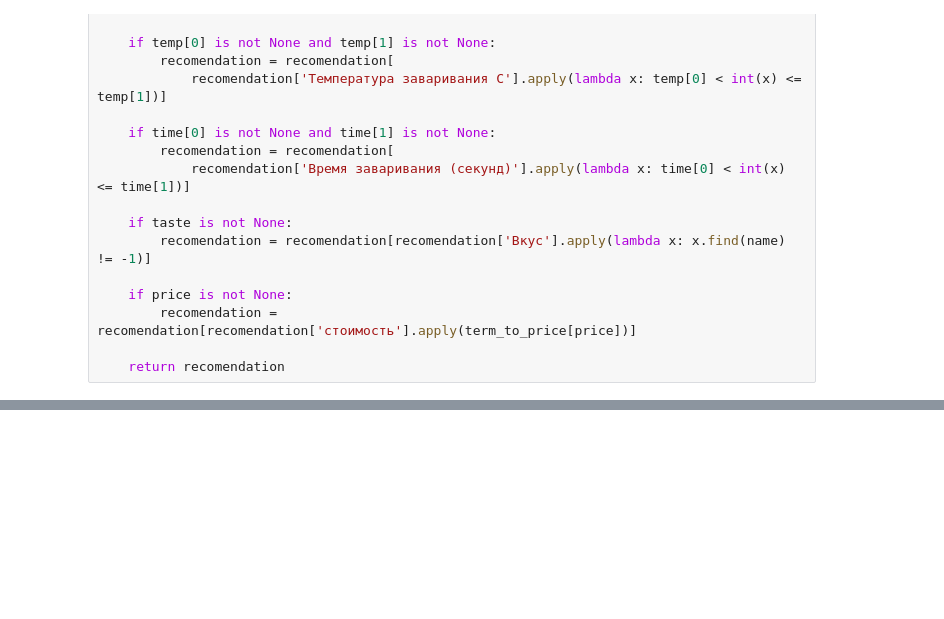
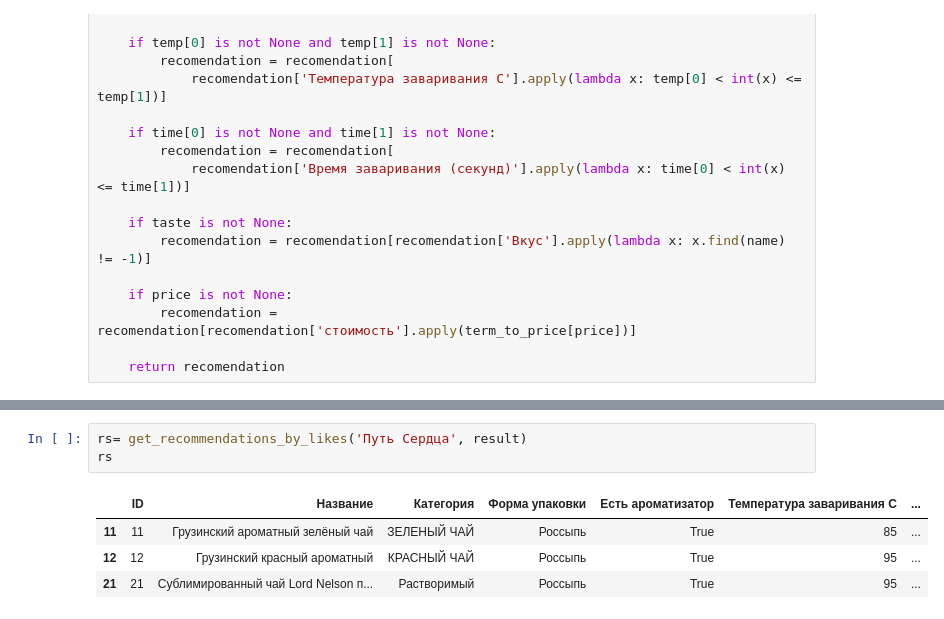
Before and after one commit to DeltaHeavyVIP/SII, a Jupyter notebook: recomended.ipynb, the cells around one changed output, grey strips where cells are left out. Cells and saved outputs as stored; diff of their text form; blank space fills up the shorter version.

```diff
--- a/recomended.ipynb
+++ b/recomended.ipynb
@@ -306,0 +343,8 @@ result
+# %%
+rs= get_recommendations_by_likes('Путь Сердца', result)
+rs
+# %% [output]
+|  | ID | Название | Категория | Форма упаковки | Есть ароматизатор | Температура заваривания C | ... |
+| 11 | 11 | Грузинский ароматный зелёный чай | ЗЕЛЕНЫЙ ЧАЙ | Россыпь | True | 85 | ... |
+| 12 | 12 | Грузинский красный ароматный | КРАСНЫЙ ЧАЙ | Россыпь | True | 95 | ... |
+| 21 | 21 | Сублимированный чай Lord Nelson п... | Растворимый | Россыпь | True | 95 | ... |
```
Also changed, not shown: parts of 11 cells of this notebook, 1 other file.
